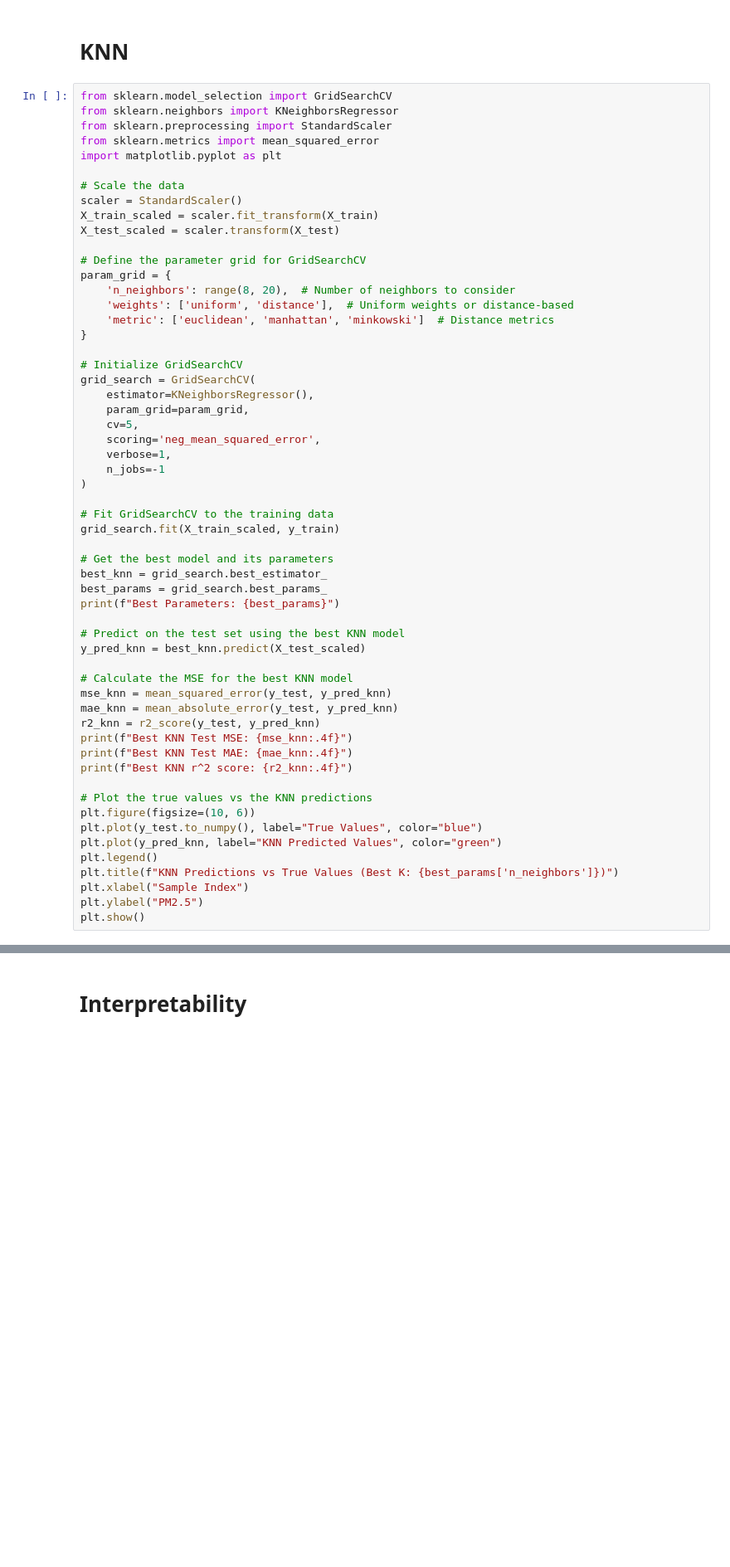
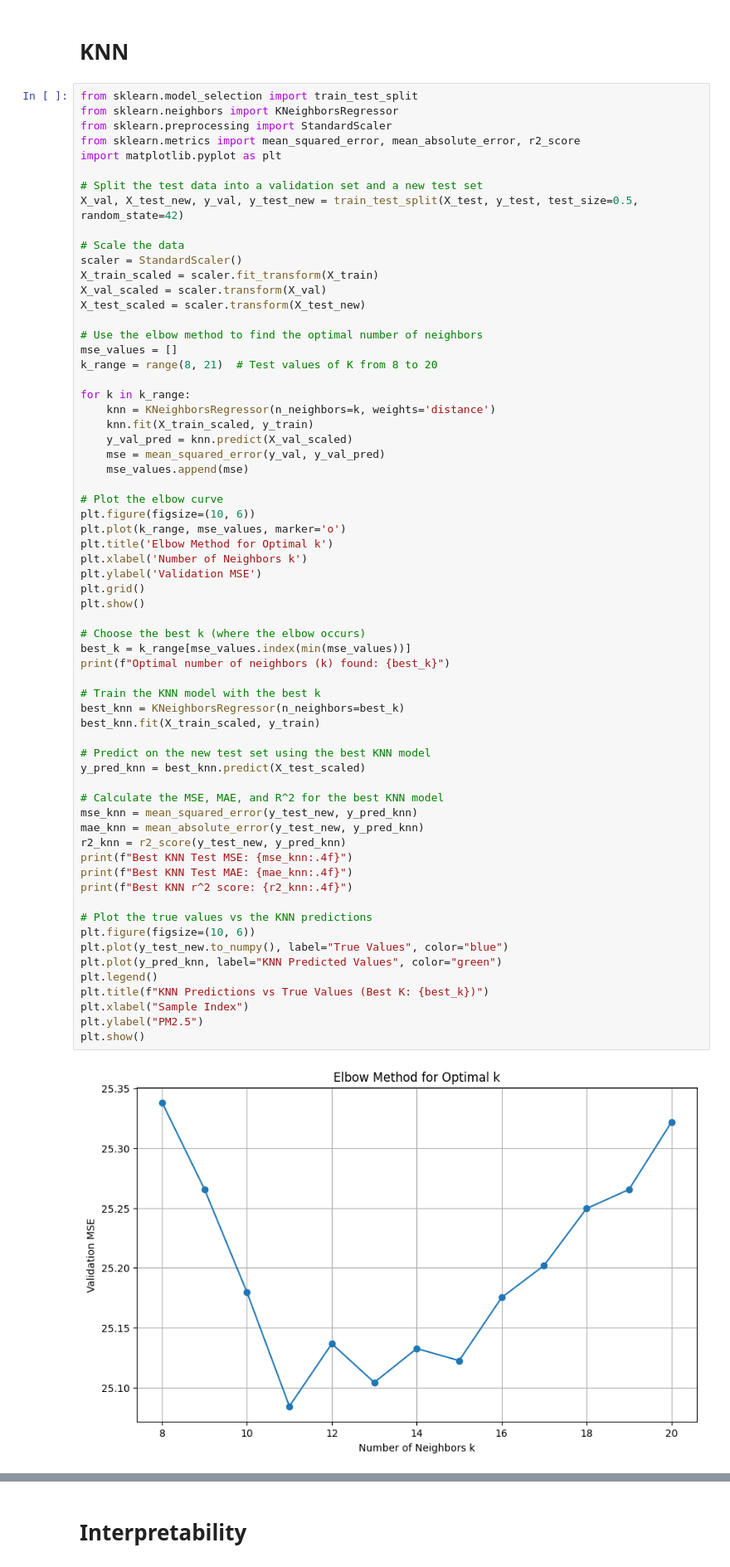
Before and after one commit to AsmitC/Austin_Trees, a Jupyter notebook: interpretability.ipynb, the cells around one changed output, grey strips where cells are left out. Shown at 83% size. Cells and saved outputs as stored; diff of their text form; blank space fills up the shorter version.

Commit message:
Added elbow plot to knn

```diff
--- a/interpretability.ipynb
+++ b/interpretability.ipynb
@@ -683,60 +683,68 @@ BNN Test MSE: 47.7514
 # %% [markdown]
 # KNN
 # %%
-from sklearn.model_selection import GridSearchCV
+from sklearn.model_selection import train_test_split
 from sklearn.neighbors import KNeighborsRegressor
 from sklearn.preprocessing import StandardScaler
-from sklearn.metrics import mean_squared_error
+from sklearn.metrics import mean_squared_error, mean_absolute_error, r2_score
 import matplotlib.pyplot as plt
+
+# Split the test data into a validation set and a new test set
+X_val, X_test_new, y_val, y_test_new = train_test_split(X_test, y_test, test_size=0.5, random_state=42)
 
 # Scale the data
 scaler = StandardScaler()
 X_train_scaled = scaler.fit_transform(X_train)
-X_test_scaled = scaler.transform(X_test)
+X_val_scaled = scaler.transform(X_val)
+X_test_scaled = scaler.transform(X_test_new)
 
-# Define the parameter grid for GridSearchCV
-param_grid = {
-    'n_neighbors': range(8, 20),  # Number of neighbors to consider
-    'weights': ['uniform', 'distance'],  # Uniform weights or distance-based
-    'metric': ['euclidean', 'manhattan', 'minkowski']  # Distance metrics
-}
+# Use the elbow method to find the optimal number of neighbors
+mse_values = []
+k_range = range(8, 21)  # Test values of K from 8 to 20
 
-# Initialize GridSearchCV
-grid_search = GridSearchCV(
-    estimator=KNeighborsRegressor(),
-    param_grid=param_grid,
-    cv=5,
-    scoring='neg_mean_squared_error',
-    verbose=1,
-    n_jobs=-1
-)
+for k in k_range:
+    knn = KNeighborsRegressor(n_neighbors=k, weights='distance')
+    knn.fit(X_train_scaled, y_train)
+    y_val_pred = knn.predict(X_val_scaled)
+    mse = mean_squared_error(y_val, y_val_pred)
+    mse_values.append(mse)
 
-# Fit GridSearchCV to the training data
-grid_search.fit(X_train_scaled, y_train)
+# Plot the elbow curve
+plt.figure(figsize=(10, 6))
+plt.plot(k_range, mse_values, marker='o')
+plt.title('Elbow Method for Optimal k')
+plt.xlabel('Number of Neighbors k')
+plt.ylabel('Validation MSE')
+plt.grid()
+plt.show()
 
-# Get the best model and its parameters
-best_knn = grid_search.best_estimator_
-best_params = grid_search.best_params_
-print(f"Best Parameters: {best_params}")
+# Choose the best k (where the elbow occurs)
+best_k = k_range[mse_values.index(min(mse_values))]
+print(f"Optimal number of neighbors (k) found: {best_k}")
 
-# Predict on the test set using the best KNN model
+# Train the KNN model with the best k
+best_knn = KNeighborsRegressor(n_neighbors=best_k)
+best_knn.fit(X_train_scaled, y_train)
+
+# Predict on the new test set using the best KNN model
 y_pred_knn = best_knn.predict(X_test_scaled)
 
-# Calculate the MSE for the best KNN model
-mse_knn = mean_squared_error(y_test, y_pred_knn)
-mae_knn = mean_absolute_error(y_test, y_pred_knn)
-r2_knn = r2_score(y_test, y_pred_knn)
+# Calculate the MSE, MAE, and R^2 for the best KNN model
+mse_knn = mean_squared_error(y_test_new, y_pred_knn)
+mae_knn = mean_absolute_error(y_test_new, y_pred_knn)
+r2_knn = r2_score(y_test_new, y_pred_knn)
 print(f"Best KNN Test MSE: {mse_knn:.4f}")
 print(f"Best KNN Test MAE: {mae_knn:.4f}")
 print(f"Best KNN r^2 score: {r2_knn:.4f}")
 
 # Plot the true values vs the KNN predictions
 plt.figure(figsize=(10, 6))
-plt.plot(y_test.to_numpy(), label="True Values", color="blue")
+plt.plot(y_test_new.to_numpy(), label="True Values", color="blue")
 plt.plot(y_pred_knn, label="KNN Predicted Values", color="green")
 plt.legend()
-plt.title(f"KNN Predictions vs True Values (Best K: {best_params['n_neighbors']})")
+plt.title(f"KNN Predictions vs True Values (Best K: {best_k})")
 plt.xlabel("Sample Index")
 plt.ylabel("PM2.5")
 plt.show()
 # %% [output]
+[figure, new version]
```
Also changed, not shown: parts of 1 cell of this notebook.
